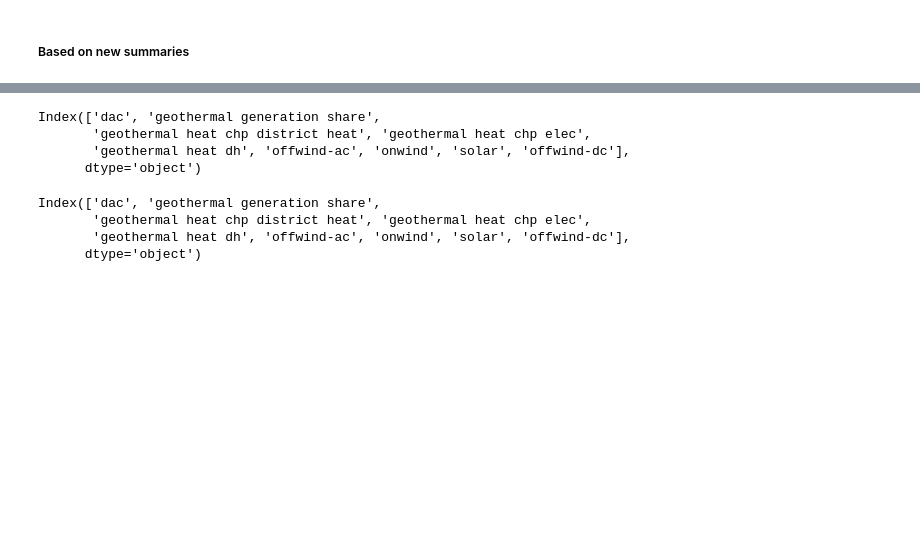
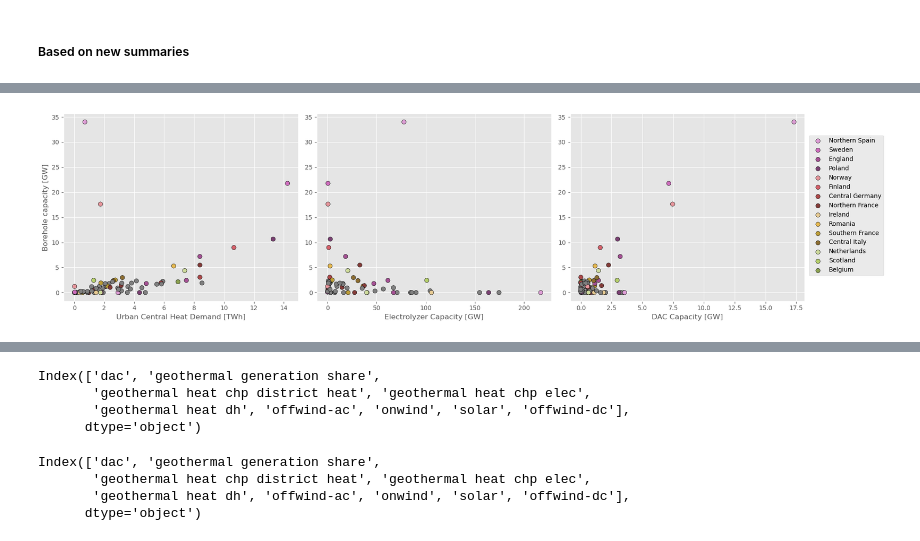
Before and after one commit to LukasFrankenQ/egs_market_integration, a Jupyter notebook: notebooks/machine_learning_plots.ipynb, the cells around one changed output, grey strips where cells are left out. Saved outputs shown, nothing was run; the diff lists cells and outputs as text; code cells hidden in the pictures; blank space fills up the shorter version.

Commit message:
added scatterplot

```diff
--- a/notebooks/machine_learning_plots.ipynb
+++ b/notebooks/machine_learning_plots.ipynb
@@ -104,2 +121,3 @@ idx = IndexSlice
 # %%
-file = Path.cwd().parent.parent.parent / "cluster_data" / "joint data" / "nodal_geothermal_stats_1500_chp_dh.csv"
+# file = Path.cwd().parent.parent.parent / "cluster_data" / "joint data" / "nodal_geothermal_stats_1500_chp_dh.csv"
+file = Path.cwd().parent.parent.parent / "cluster_data" / "dh_data" / "csvs_static" / "nodal_geothermal_stats.csv"
@@ -106,2 +134,4 @@ file = Path.cwd().parent.parent.parent / "cluster_data" / "joint data" / "nodal_
 # %%
-df = pd.read_csv(file, index_col=[0,1], header=[5,6]).fillna(0)
+df = pd.read_csv(file, index_col=[0,1], header=[4,5,6,7]).loc[:,idx['3000',:,:,:]].unstack().fillna(0)
+df.columns = df.columns.get_level_values(-1)
+df
@@ -107,0 +153,11 @@ df = pd.read_csv(file, index_col=[0,1], header=[5,6]).fillna(0)
+# %%
+df["borehole_cap"] = n.links.loc[df.index + " geothermal injection well", "p_nom_opt"].values
+df["electrolyer_cap"] = n.links.loc[n.links.carrier == "H2 Electrolysis", "p_nom_opt"].values
+df["dac_cap"] = n.links.loc[df.index + " urban central DAC", "p_nom_opt"].values
+# df["urban central heat demand"] = n.loads.p_set.loc[:, df.index + " urban central heat"].sum().values
+uch = (hold := n.loads_t.p_set).loc[:, (df.index + " urban central heat").intersection(hold.columns)].sum()
+uch.index = uch.index.str[:5]
+uch = uch.reindex(df.index, fill_value=0)
+df["urban central heat demand"] = uch
+
+df
@@ -107,0 +179,33 @@ df = pd.read_csv(file, index_col=[0,1], header=[5,6]).fillna(0)
+# %%
+fig, axs = plt.subplots(1, 3, figsize=(19, 5))
+
+y_pts = df["borehole_cap"] * 1e-3
+colors = [bus_colors[bus] for bus in df.index]
+scatter_kwargs = {"s": 50, "edgecolor": 'k', "color": colors}
+
+axs[0].scatter(df["urban central heat demand"] * 1e-6, y_pts, **scatter_kwargs)
+axs[1].scatter(df["electrolyer_cap"] * 1e-3, y_pts, **scatter_kwargs)
+axs[2].scatter(df["dac_cap"] * 1e-3, y_pts, **scatter_kwargs)
+
+for ax, l in zip(axs, ["Urban Central Heat Demand [TWh]" , "Electrolyzer Capacity [GW]", "DAC Capacity [GW]"]):
+    ax.set_xlabel(l)
+
+axs[0].set_ylabel("Borehole capacity [GW]")
+
+handles = []
+for region, color in zip(plot_regions, cmap.colors[::-1]):
+    handles.append(plt.scatter([], [], color=color, label=region, s=50, edgecolor='k'))
+
+axs[-1].legend(
+    handles=handles,
+    # loc="upper left")
+    bbox_to_anchor=(1.35, 0.9),
+    fancybox=True,
+    shadow=False,
+    ncol=1,
+)
+
+plt.tight_layout()
+plt.show()
+# %% [output]
+[figure, added]
```
Also changed, not shown: parts of 10 cells of this notebook.
